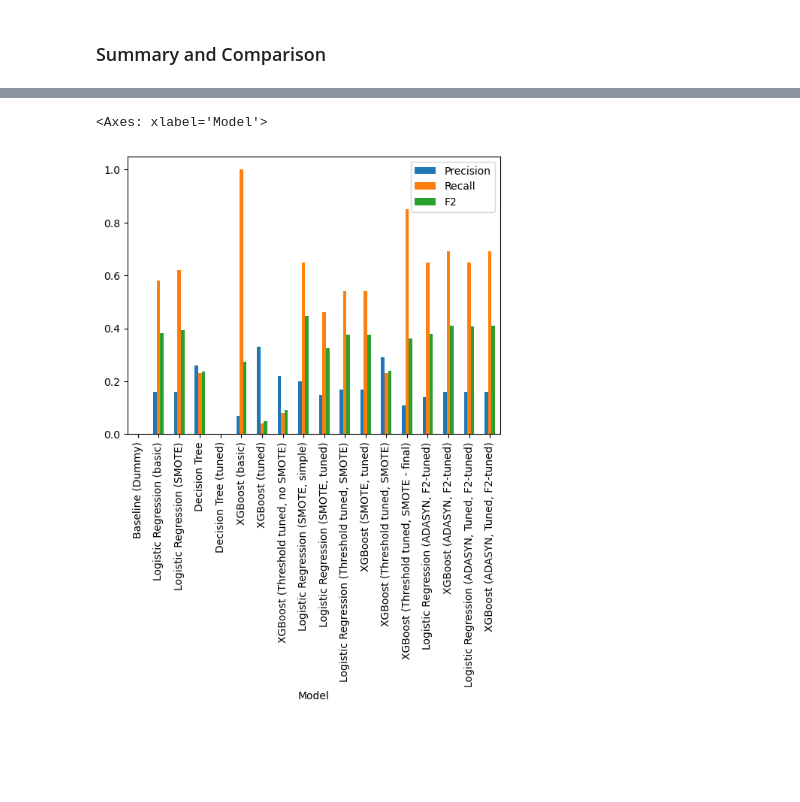
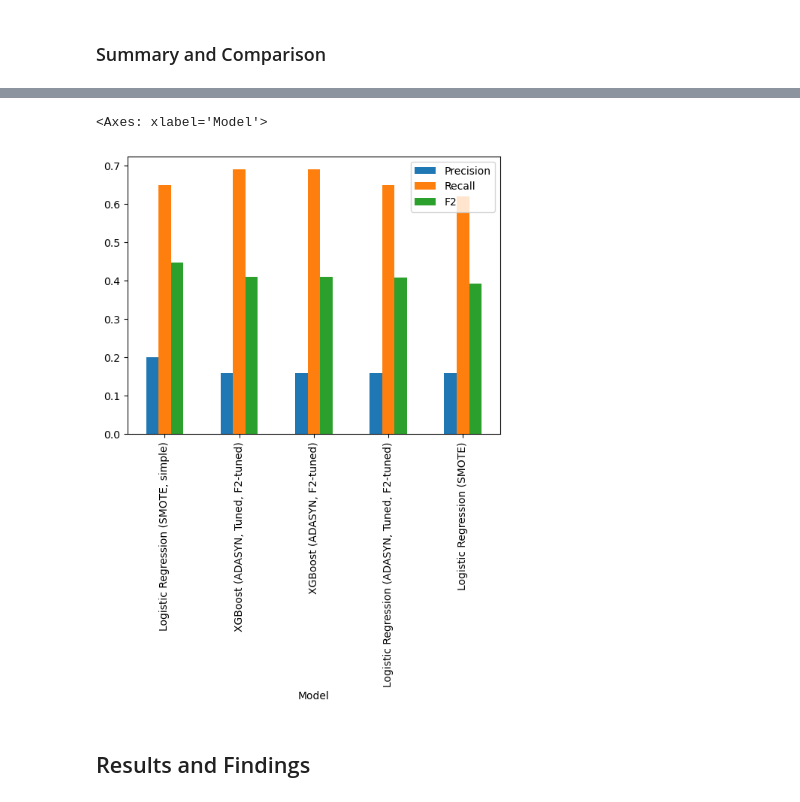
Before and after one commit to vaibhav-9003/Wafer-Detection-ML, a Jupyter notebook: notebooks/Machine Learning .ipynb, the cells around one changed output, grey strips where cells are left out. Saved outputs shown, nothing was run; the diff lists cells and outputs as text; code cells hidden in the pictures; blank space fills up the shorter version.

```diff
--- a/notebooks/01_Multicolliniarity (2).ipynb
+++ b/notebooks/Machine Learning .ipynb
@@ -934,5 +934,7 @@ results.head(18)
-# %%
-results.set_index('Model')[['Precision','Recall','F2']].plot(kind='bar')
-# %% [output]
-<Axes: xlabel='Model'>
-[figure, removed]
+# %%
+best_models.set_index('Model')[['Precision','Recall','F2']].plot(kind='bar')
+# %% [output]
+<Axes: xlabel='Model'>
+[figure, added]
+# %% [markdown]
+## Results and Findings
```
Also changed, not shown: parts of 11 cells of this notebook.
